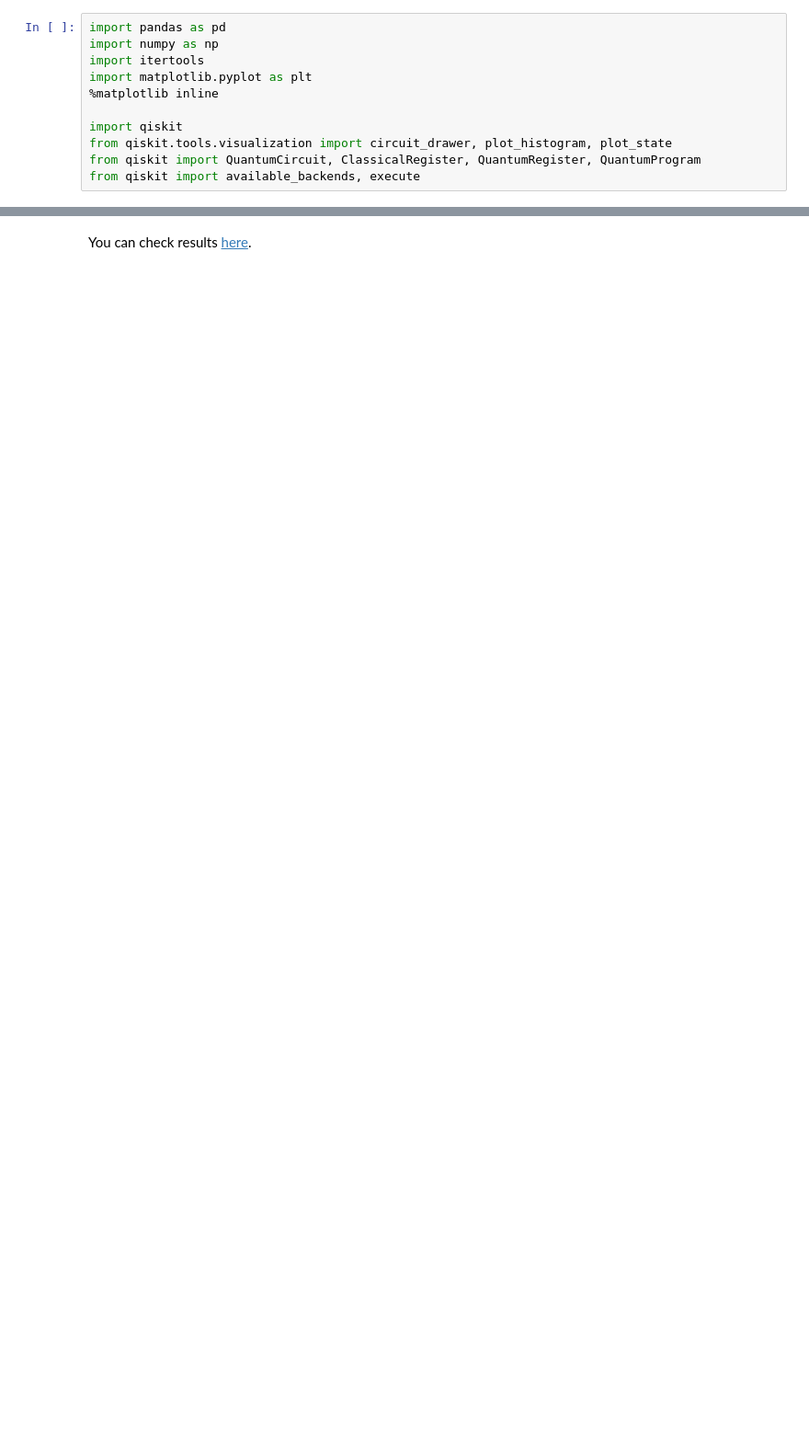
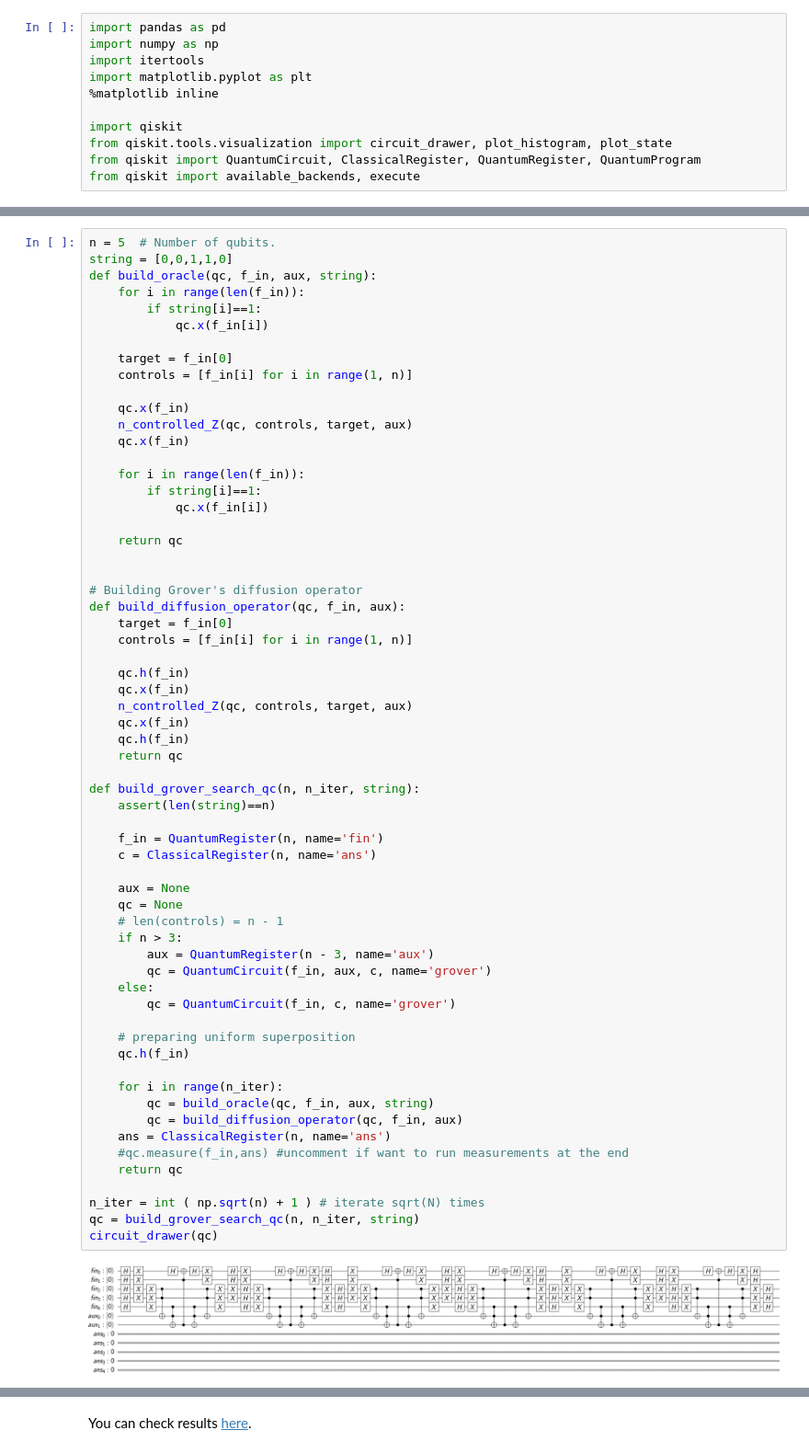
Before and after one commit to RQC-QApp/NNQST, a Jupyter notebook: demo/grover.ipynb, the cells around one changed output, grey strips where cells are left out. Shown at 92% size. Saved outputs shown, nothing was run; the diff lists cells and outputs as text; blank space fills up the shorter version.

Commit message:
added simple version of a string search

```diff
--- a/demo/grover.ipynb
+++ b/demo/grover.ipynb
@@ -39 +19,65 @@ circuit_drawer(qc)
+# %%
+n = 5  # Number of qubits.
+string = [0,0,1,1,0]
+def build_oracle(qc, f_in, aux, string):
+    for i in range(len(f_in)):
+        if string[i]==1:
+            qc.x(f_in[i])
+
+    target = f_in[0]
+    controls = [f_in[i] for i in range(1, n)]
+
+    qc.x(f_in)
+    n_controlled_Z(qc, controls, target, aux)
+    qc.x(f_in)
+
+    for i in range(len(f_in)):
+        if string[i]==1:
+            qc.x(f_in[i])
+
+    return qc
+
+
+# Building Grover's diffusion operator
+def build_diffusion_operator(qc, f_in, aux):
+    target = f_in[0]
+    controls = [f_in[i] for i in range(1, n)]
+
+    qc.h(f_in)
+    qc.x(f_in)
+    n_controlled_Z(qc, controls, target, aux)
+    qc.x(f_in)
+    qc.h(f_in)
+    return qc
+
+def build_grover_search_qc(n, n_iter, string):
+    assert(len(string)==n)
+
+    f_in = QuantumRegister(n, name='fin')
+    c = ClassicalRegister(n, name='ans')
+
+    aux = None
+    qc = None
+    # len(controls) = n - 1
+    if n > 3:
+        aux = QuantumRegister(n - 3, name='aux')
+        qc = QuantumCircuit(f_in, aux, c, name='grover')
+    else:
+        qc = QuantumCircuit(f_in, c, name='grover')
+
+    # preparing uniform superposition
+    qc.h(f_in)
+
+    for i in range(n_iter):
+        qc = build_oracle(qc, f_in, aux, string)
+        qc = build_diffusion_operator(qc, f_in, aux)
+    ans = ClassicalRegister(n, name='ans')
+    #qc.measure(f_in,ans) #uncomment if want to run measurements at the end
+    return qc
+
+n_iter = int ( np.sqrt(n) + 1 ) # iterate sqrt(N) times
+qc = build_grover_search_qc(n, n_iter, string)
+circuit_drawer(qc)
+# %% [output]
+[figure, added]
 # %%
```
Also changed, not shown: parts of 7 cells of this notebook.
